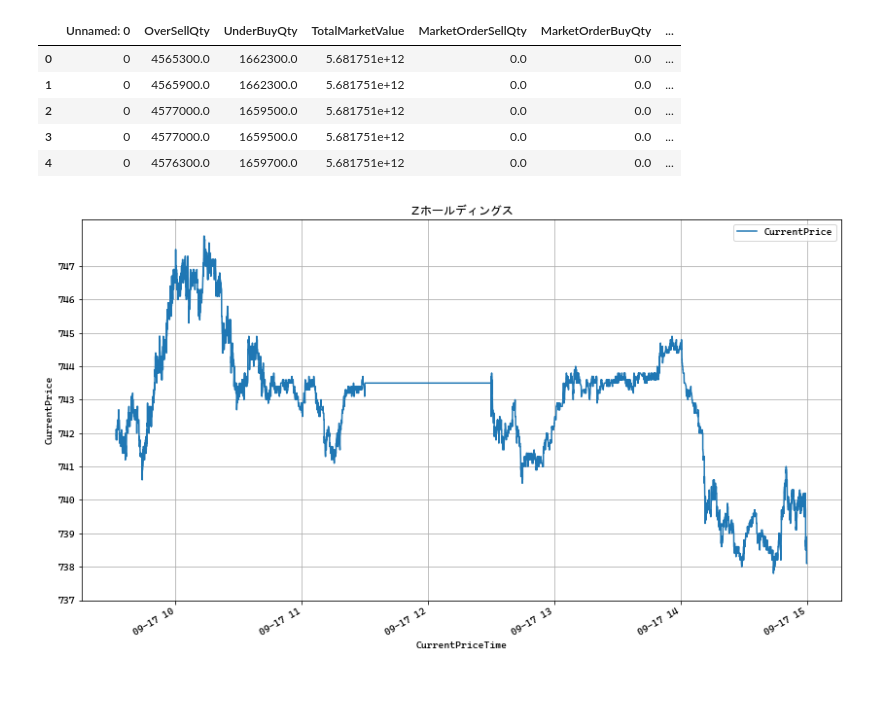
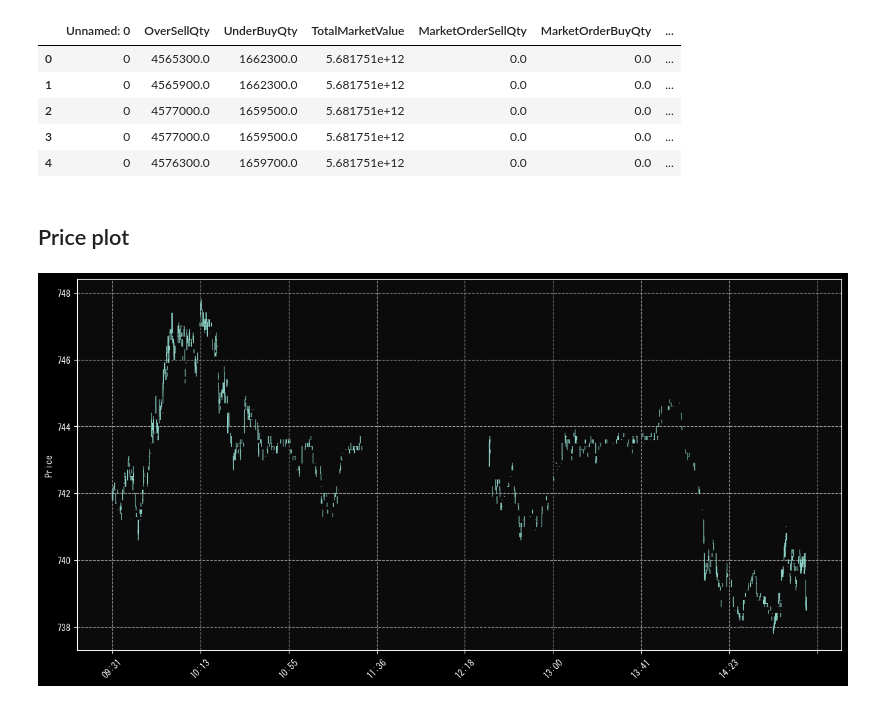
Before and after one commit to newini/auto-stock-transactor, a Jupyter notebook: books/analysis.ipynb, the cells around one changed output. Saved outputs shown, nothing was run; the diff lists cells and outputs as text; code cells hidden in the pictures.

Commit message:
Added useful functions and use mplfinance to plot

```diff
--- a/books/analysis.ipynb
+++ b/books/analysis.ipynb
@@ -5,13 +7,16 @@
 # %%
 import urllib.request
 import json
+import mplfinance as mpf
 import matplotlib.pyplot as plt
+plt.style.use('dark_background')
 plt.rcParams['figure.figsize'] = (14, 8)
 #plt.rc('font', family='Cascadia Code PL')
 import numpy as np
 import pandas as pd
 pd.options.plotting.backend = 'matplotlib' # "plotly"
 pd.set_option('display.max_columns', 0)
+#import plotly.express as px
 import pprint
 pp = pprint.PrettyPrinter(indent=4)
 
@@ -19,0 +29,6 @@ BASEURL_TEST = 'http://localhost:18081/kabusapi/'
+# %%
+# freq = 1s, 1min, 5min, 1h, ...
+def groupByTime(df, col, freq='1s'):
+    df_sel = data.loc[:, [col+'Time', col]]
+    df_gb = df_sel.groupby(pd.Grouper(key="CurrentPriceTime", freq=freq))
+    return df_gb
@@ -19,0 +37,6 @@ BASEURL_TEST = 'http://localhost:18081/kabusapi/'
+# %%
+def CreateStockData(df, col, freq='1s'):
+    df_gb = groupByTime(df, col, freq=freq)
+    df_stock = pd.concat([df_gb.first(), df_gb.max(), df_gb.min(), df_gb.last()], axis=1)
+    df_stock = df_stock.set_axis(['Open', 'High', 'Low', 'Close'], axis='columns')
+    return df_stock
@@ -20,3 +45,7 @@ BASEURL_TEST = 'http://localhost:18081/kabusapi/'
+# %%
+def mpfplot(data, **kwargs):
+    style = mpf.make_mpf_style(base_mpf_style='nightclouds', rc={"font.family":'MS Gothic'})
+    return mpf.plot(data, figsize=(16, 8), style=style, returnfig=True, **kwargs)
 # %% [markdown]
 ## 1. Data
 # %%
@@ -32,11 +61,18 @@ data.shape:,  (28665, 82)
 | 2 | 0 | 4577000.0 | 1659500.0 | 5.681751e+12 | 0.0 | 0.0 | ... |
 | 3 | 0 | 4577000.0 | 1659500.0 | 5.681751e+12 | 0.0 | 0.0 | ... |
 | 4 | 0 | 4576300.0 | 1659700.0 | 5.681751e+12 | 0.0 | 0.0 | ... |
+# %% [markdown]
+## Price plot
 # %%
-data.plot(x='CurrentPriceTime', y='CurrentPrice')
-plt.yticks(np.arange(int(data.CurrentPrice.min()), int(data.CurrentPrice.max())+1, 1.0))
-plt.title(data.SymbolName[0], fontname="MS Gothic")
-plt.ylabel('CurrentPrice')
-plt.grid(True)
+#ax = groupByTime(data, 'CurrentPrice', '1s').mean().plot()
+#groupByTime(data, 'CurrentPrice', '1min').mean().plot(ax=ax)
+#groupByTime(data, 'CurrentPrice', '5min').mean().plot(ax=ax)
+cp_1s = CreateStockData(data, 'CurrentPrice', '1s')
+fig, ax = mpfplot(cp_1s, type='line')
+#plt.yticks(np.arange(int(data.CurrentPrice.min()), int(data.CurrentPrice.max())+1, 1.0))
+#plt.title(data.SymbolName[0], fontname="MS Gothic")
+#plt.ylabel('CurrentPrice')
+#plt.legend()
+#plt.grid(True)
 # %% [output]
-[figure, old version]
+[figure, new version]
```
Also changed, not shown: parts of 11 cells of this notebook.
